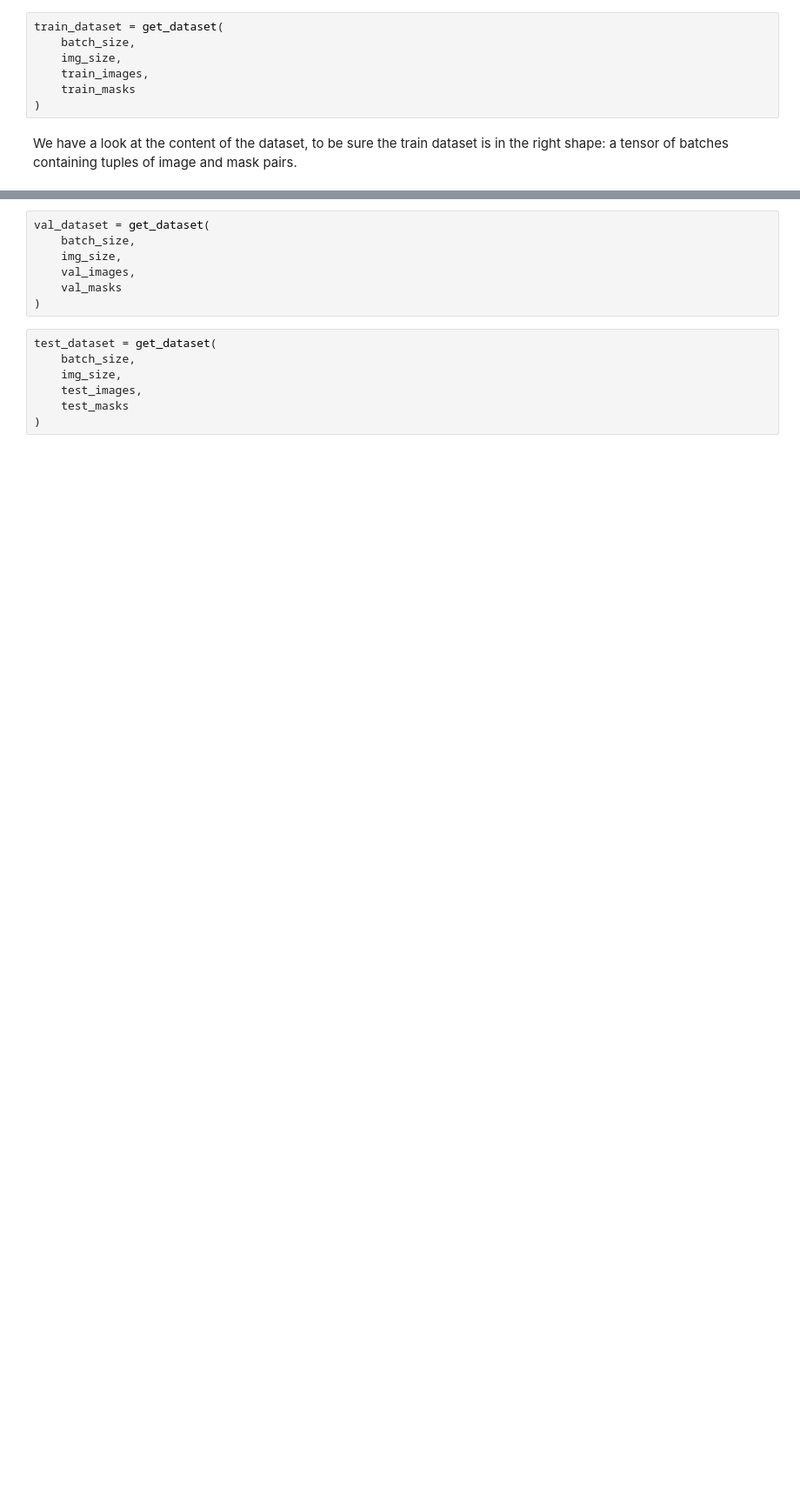
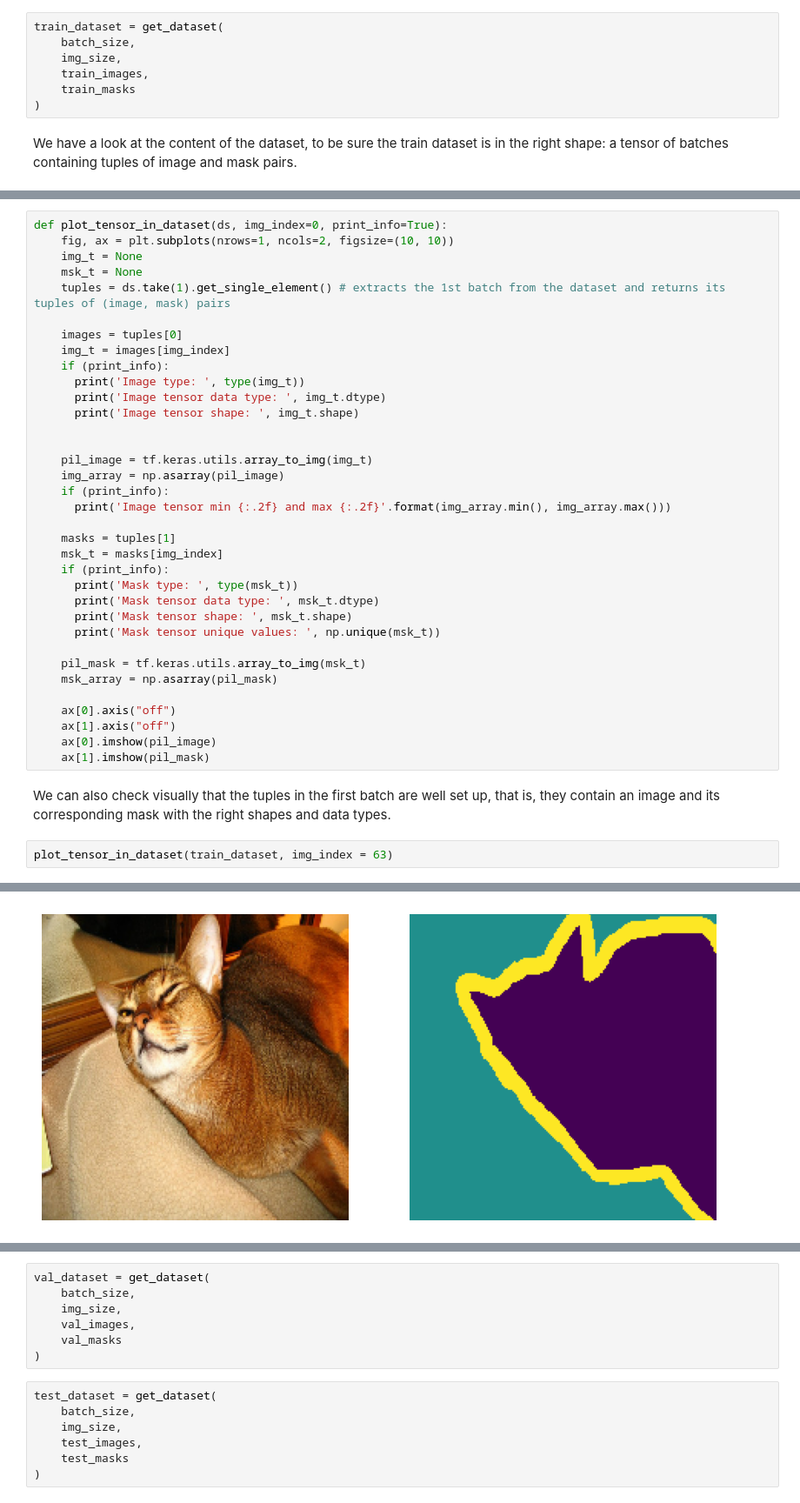
Before and after one commit to luigiselmi/dl_tensorflow, a Jupyter notebook: experiments/advanced_computer_vision_v2.ipynb, the cells around one changed output, grey strips where cells are left out. Shown at 87% size. Saved outputs shown, nothing was run; the diff lists cells and outputs as text; blank space fills up the shorter version.

```diff
--- a/experiments/advanced_computer_vision_v2.ipynb
+++ b/experiments/advanced_computer_vision_v2.ipynb
@@ -164,2 +173,42 @@ Image min: 0.0, image max: 255.0
 Mask min: 0, mask max: 2
 Unique mask values: [0 1 2]
+# %%
+def plot_tensor_in_dataset(ds, img_index=0, print_info=True):
+    fig, ax = plt.subplots(nrows=1, ncols=2, figsize=(10, 10))
+    img_t = None
+    msk_t = None
+    tuples = ds.take(1).get_single_element() # extracts the 1st batch from the dataset and returns its tuples of (image, mask) pairs
+
+    images = tuples[0]
+    img_t = images[img_index]
+    if (print_info):
+      print('Image type: ', type(img_t))
+      print('Image tensor data type: ', img_t.dtype)
+      print('Image tensor shape: ', img_t.shape)
+
+
+    pil_image = tf.keras.utils.array_to_img(img_t)
+    img_array = np.asarray(pil_image)
+    if (print_info):
+      print('Image tensor min {:.2f} and max {:.2f}'.format(img_array.min(), img_array.max()))
+
+    masks = tuples[1]
+    msk_t = masks[img_index]
+    if (print_info):
+      print('Mask type: ', type(msk_t))
+      print('Mask tensor data type: ', msk_t.dtype)
+      print('Mask tensor shape: ', msk_t.shape)
+      print('Mask tensor unique values: ', np.unique(msk_t))
+
+    pil_mask = tf.keras.utils.array_to_img(msk_t)
+    msk_array = np.asarray(pil_mask)
+
+    ax[0].axis("off")
+    ax[1].axis("off")
+    ax[0].imshow(pil_image)
+    ax[1].imshow(pil_mask)
+# %% [markdown]
+We can also check visually that the tuples in the first batch are well set up, that is, they contain  an image and its corresponding mask with the right shapes and data types.
+# %%
+plot_tensor_in_dataset(train_dataset, img_index = 63)
+# %% [output]
@@ -165,0 +223 @@ Unique mask values: [0 1 2]
+[figure, added]
```
Also changed, not shown: parts of 22 cells of this notebook.
